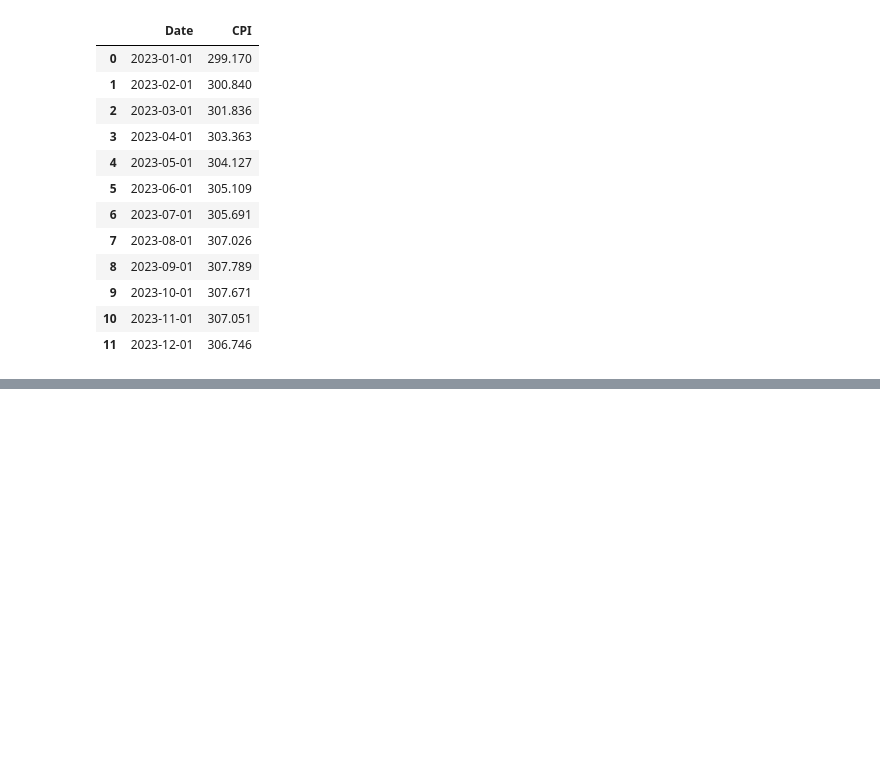
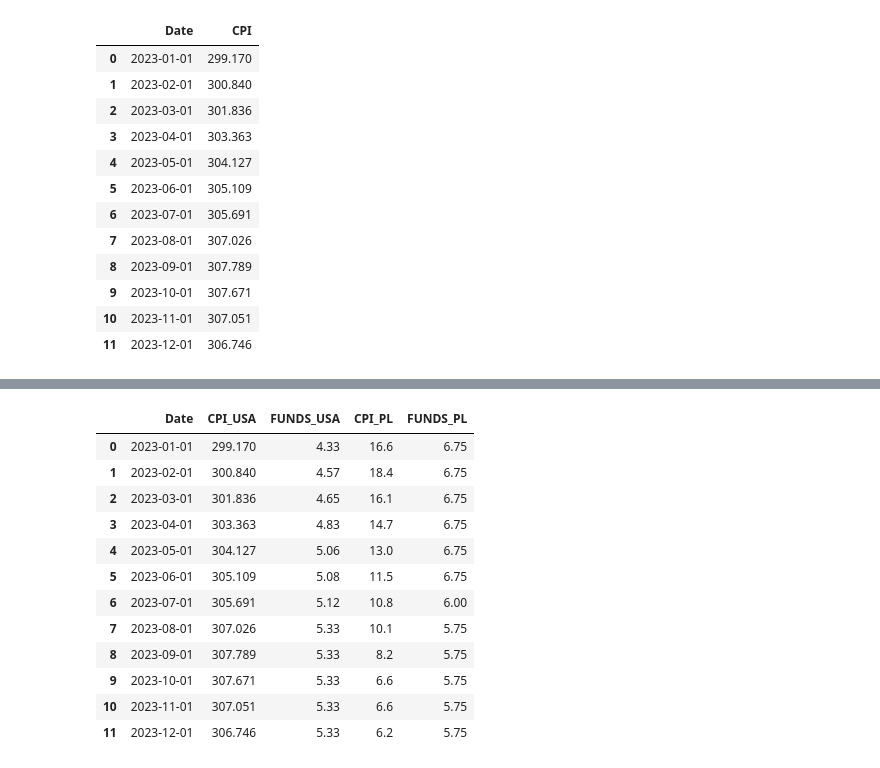
Before and after one commit to brochowski/ekantorwidget, a Jupyter notebook: Uczenie_projekt.ipynb, the cells around one changed output, grey strips where cells are left out. Cells and saved outputs as stored; diff of their text form; code cells hidden in the pictures; blank space fills up the shorter version.

```diff
--- a/Uczenie_projekt.ipynb
+++ b/Uczenie_projekt.ipynb
@@ -93,3 +108,39 @@ df
 | 831 | 2023-10-01 | 307.671 | 5.33 |
 | 832 | 2023-11-01 | 307.051 | 5.33 |
 | 833 | 2023-12-01 | 306.746 | 5.33 |
+# %%
+df_cp=df.copy()
+df_cpi_pl = pd.read_csv('/content/drive/MyDrive/inflacja.csv', sep=';')
+cpi_pl = df_cpi_pl.copy()
+cpi_pl.drop(['label'], axis=1, inplace=True)
+cpi_pl.drop(['infl_2021'], axis=1, inplace=True)
+cpi_pl.drop(['infl_2022'], axis=1, inplace=True)
+df_cp['temp_index'] = range(len(df_cp))
+#df_cp['funds_pl'] = range(len(df_cp))
+cpi_pl['temp_index'] = range(len(cpi_pl))
+cpi_pl['funds_pl'] = range(len(cpi_pl))
+df_new = pd.merge(df_cp, cpi_pl[['temp_index', 'infl_2023']], how='left', on='temp_index')
+df_new = pd.merge(df_new, cpi_pl[['temp_index', 'Stopy_2023']], how='left', on='temp_index')
+df_new.drop(['temp_index'], axis=1, inplace=True)
+#df_new.drop(['funds_pl'], axis=1, inplace=True)
+df_new.rename(columns={'infl_2023': 'CPI_PL'}, inplace=True)
+df_new.rename(columns={'Stopy_2023': 'FUNDS_PL'}, inplace=True)
+df_new
+#df = pd.merge(df, cpi_pl['2023'], how='inner')
+#df
+#df = pd.DataFrame({'Date': date_list, 'CPI_USA': cpi_list, 'FUNDS_USA': fundsUSA['FEDFUNDS'], 'CPI_PL': cpi_pl['2023']})
+#df
+# %% [output]
+|  | Date | CPI_USA | FUNDS_USA | CPI_PL | FUNDS_PL |
+| 0 | 2023-01-01 | 299.170 | 4.33 | 16.6 | 6.75 |
+| 1 | 2023-02-01 | 300.840 | 4.57 | 18.4 | 6.75 |
+| 2 | 2023-03-01 | 301.836 | 4.65 | 16.1 | 6.75 |
+| 3 | 2023-04-01 | 303.363 | 4.83 | 14.7 | 6.75 |
+| 4 | 2023-05-01 | 304.127 | 5.06 | 13.0 | 6.75 |
+| 5 | 2023-06-01 | 305.109 | 5.08 | 11.5 | 6.75 |
+| 6 | 2023-07-01 | 305.691 | 5.12 | 10.8 | 6.00 |
+| 7 | 2023-08-01 | 307.026 | 5.33 | 10.1 | 5.75 |
+| 8 | 2023-09-01 | 307.789 | 5.33 | 8.2 | 5.75 |
+| 9 | 2023-10-01 | 307.671 | 5.33 | 6.6 | 5.75 |
+| 10 | 2023-11-01 | 307.051 | 5.33 | 6.6 | 5.75 |
+| 11 | 2023-12-01 | 306.746 | 5.33 | 6.2 | 5.75 |
```
Also changed, not shown: parts of 5 cells of this notebook.
